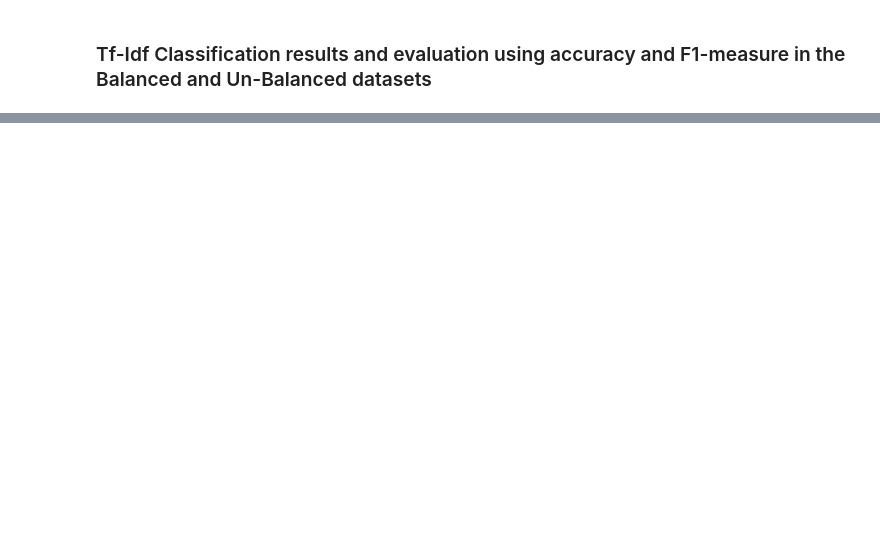
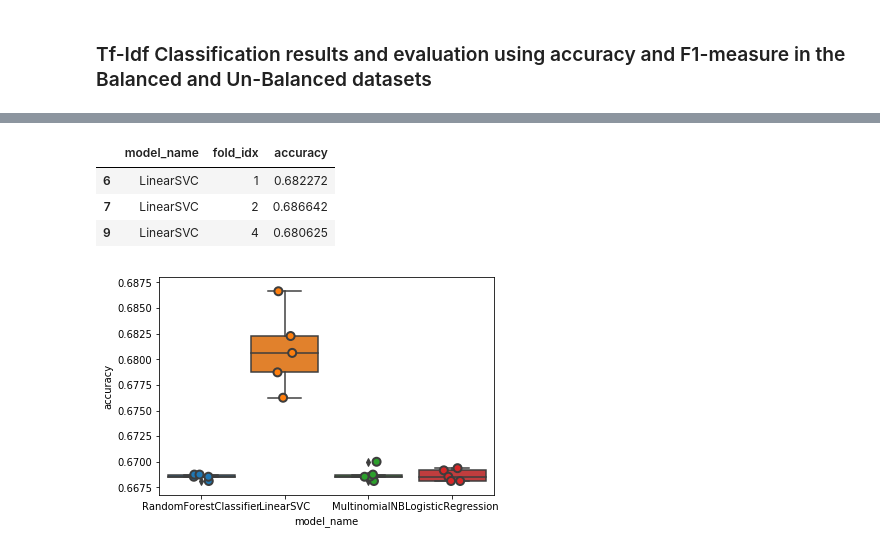
Before and after one commit to Rababalkhalifa/project_capastone, a Jupyter notebook: sentimental_analysis_BenchMarkModel_ASTD.ipynb, the cells around one changed output, grey strips where cells are left out. Drawn from its saved outputs; the diff is of its cells as text; code cells hidden in the pictures; blank space fills up the shorter version.

```diff
--- a/sentimental_analysis_BenchMarkModel_ASTD.ipynb
+++ b/sentimental_analysis_BenchMarkModel_ASTD.ipynb
@@ -525,0 +746,29 @@ subsetDataFrame
+# %%
+from sklearn.linear_model import LogisticRegression
+from sklearn.ensemble import RandomForestClassifier
+from sklearn.svm import LinearSVC
+from sklearn.cross_validation import cross_val_score
+models = [
+    LogisticRegression(random_state=0),
+    PassiveAggressiveClassifier(random_state=0),
+    LinearSVC(tol=1e-3, random_state=0),
+    Perceptron(n_iter=100, random_state=0),
+    BernoulliNB(binarize=0.5),
+    SGDClassifier(loss="hinge", penalty="l2", random_state=0),
+    KNeighborsClassifier(n_neighbors=5, metric='euclidean', random_state=0),
+    RandomForestClassifier(n_estimators=200, max_depth=3, random_state=0),
+    DecisionTreeClassifier(),
+    MultinomialNB()
+]
+CV = 5
+cv_df = pd.DataFrame(index=range(CV * len(models)))
+entries = []
+for model in models:
+    model_name = model.__class__.__name__
+    accuracies = cross_val_score(model, X_train, y_train, scoring='accuracy', cv=CV)
+    for fold_idx, accuracy in enumerate(accuracies):
+        entries.append((model_name, fold_idx, accuracy))
+
+
+cv_df = pd.DataFrame(entries, columns=['model_name', 'fold_idx', 'accuracy'])
+cv_df.head()
@@ -525,0 +782,15 @@ subsetDataFrame
+# %%
+cv_df[cv_df['accuracy'] > .68]
+# %% [output]
+|  | model_name | fold_idx | accuracy |
+| 6 | LinearSVC | 1 | 0.682272 |
+| 7 | LinearSVC | 2 | 0.686642 |
+| 9 | LinearSVC | 4 | 0.680625 |
+# %%
+import seaborn as sns
+sns.boxplot(x='model_name', y='accuracy', data=cv_df)
+sns.stripplot(x='model_name', y='accuracy', data=cv_df,
+              size=8, jitter=True, edgecolor="gray", linewidth=2)
+plt.show()
+# %% [output]
+[figure, added]
```
Also changed, not shown: parts of 19 cells of this notebook, 1 other file.
